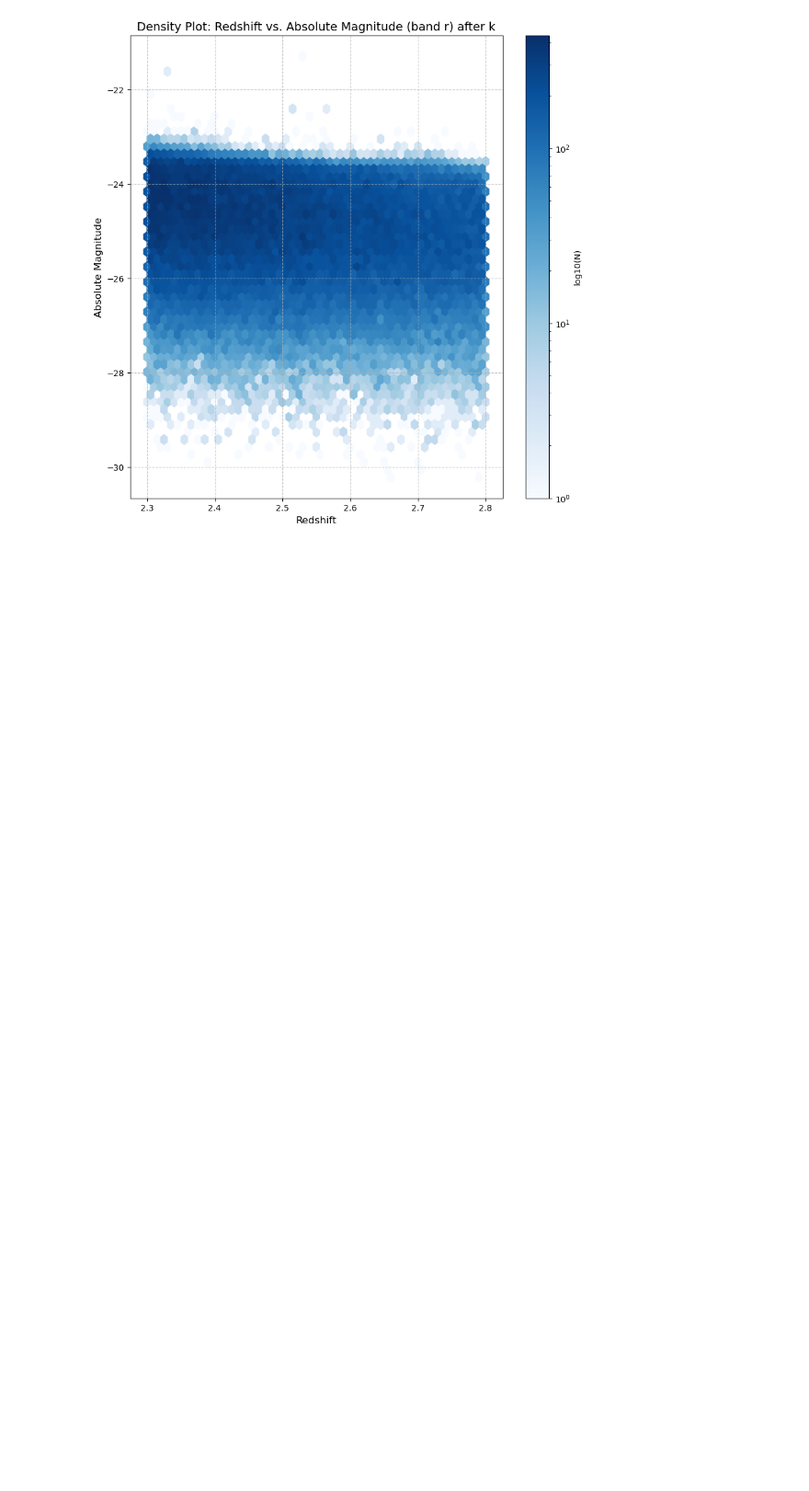
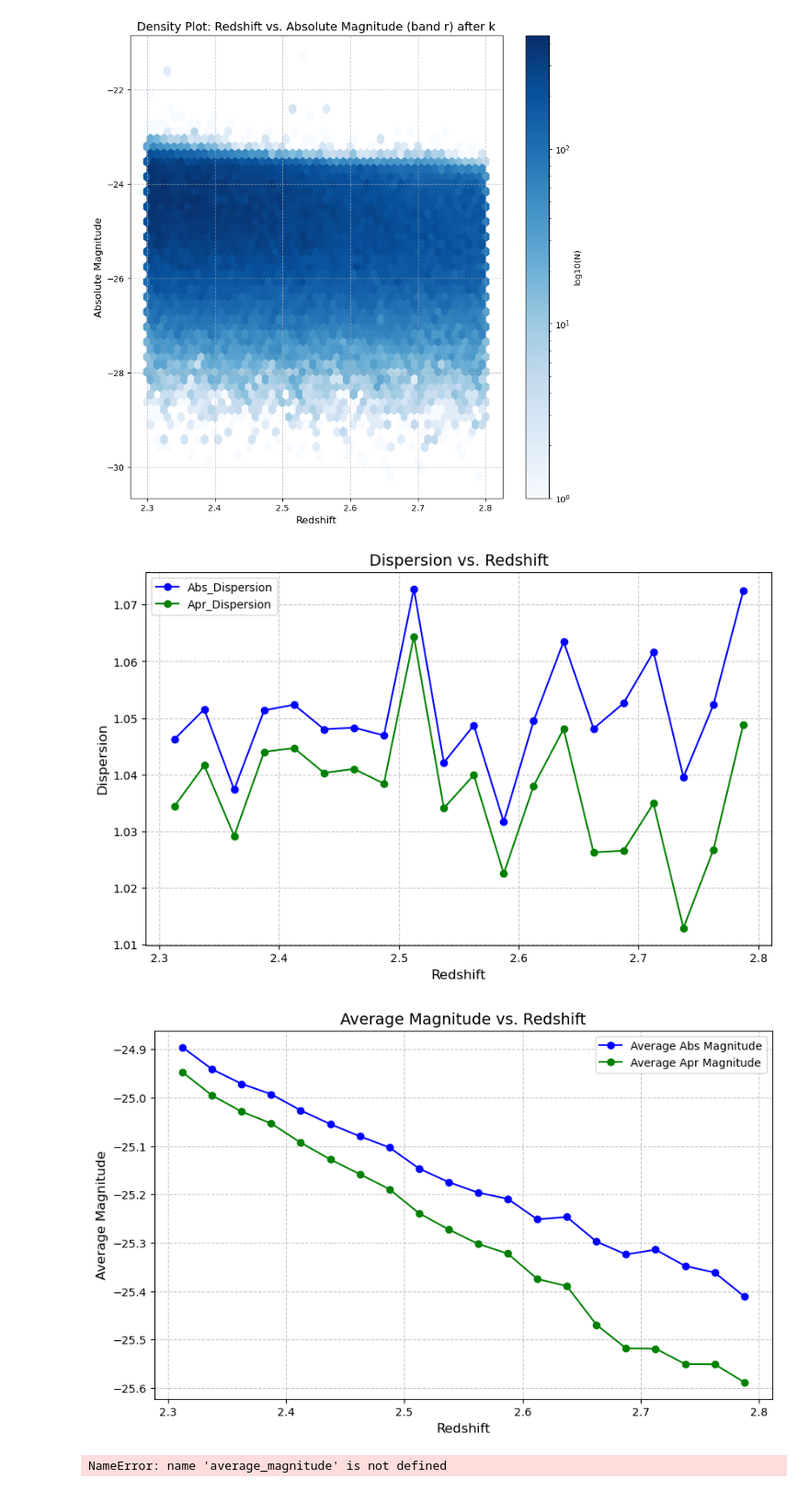
Before and after one commit to XuZhaozhong-1/DESI-ZTF, a Jupyter notebook: DESI-ZTF-2/plot.ipynb, the cells around one changed output. Shown: that part at 92% size. Cells and saved outputs as stored; diff of their text form; code cells hidden in the pictures; blank space fills up the shorter version.

```diff
--- a/DESI-ZTF-2/plot.ipynb
+++ b/DESI-ZTF-2/plot.ipynb
@@ -246,3 +326,60 @@ plt.savefig('/global/u1/z/zhaozhon/Plots/after_k_density_r', dpi=300)  # Saving
 # %% [output]
 [figure]
 [figure]
+# %%
+import numpy as np
+import matplotlib.pyplot as plt
+
+# Define the number of bins for redshift
+num_bins = 20
+bin_edges = np.linspace(min(z), max(z), num_bins + 1)
+bin_centers = 0.5 * (bin_edges[:-1] + bin_edges[1:])  # Midpoints of each bin
+
+# Arrays to store average magnitude and dispersion
+average_abs_magnitude = []
+dispersion_abs_magnitude = []
+
+# Loop through each redshift bin
+for i in range(num_bins):
+    # Select data points in the current bin
+    bin_mask = (z >= bin_edges[i]) & (z < bin_edges[i + 1])
+    bin_values = (apr_mag_r - d - k_rr)[bin_mask]
+
+    # Calculate average magnitude and dispersion
+    if len(bin_values) > 0:
+        average_abs_magnitude.append(np.mean(bin_values))
+        dispersion_abs_magnitude.append(np.std(bin_values))
+    else:
+        # Handle empty bins
+        average_abs_magnitude.append(np.nan)
+        dispersion_abs_magnitude.append(np.nan)
+
+# Plotting Dispersion vs. Redshift
+plt.figure(figsize=(10, 6))
+plt.plot(bin_centers, dispersion_abs_magnitude, marker='o', linestyle='-', color='blue', label='Abs_Dispersion')
+plt.plot(bin_centers, dispersion_apr_magnitude, marker='o', linestyle='-', color='green', label='Apr_Dispersion')
+
+plt.title('Dispersion vs. Redshift', fontsize=14)
+plt.xlabel('Redshift', fontsize=12)
+plt.ylabel('Dispersion', fontsize=12)
+plt.grid(True, linestyle='--', alpha=0.7)
+plt.legend()
+plt.savefig('/global/u1/z/zhaozhon/Plots/dispersion_vs_redshift', dpi=300)
+plt.show()
+
+# Plotting Average Magnitude vs. Redshift
+plt.figure(figsize=(10, 6))
+plt.plot(bin_centers, average_abs_magnitude, marker='o', linestyle='-', color='blue', label='Average Abs Magnitude')
+plt.plot(bin_centers, average_apr_magnitude, marker='o', linestyle='-', color='green', label='Average Apr Magnitude')
+
+plt.title('Average Magnitude vs. Redshift', fontsize=14)
+plt.xlabel('Redshift', fontsize=12)
+plt.ylabel('Average Magnitude', fontsize=12)
+plt.grid(True, linestyle='--', alpha=0.7)
+plt.legend()
+plt.savefig('/global/u1/z/zhaozhon/Plots/average_vs_redshift', dpi=300)
+plt.show()
+# %% [output]
+[figure, added]
+[figure, added]
+NameError: name 'average_magnitude' is not defined
```
Also changed, not shown: parts of 9 cells of this notebook, 7 other files.
